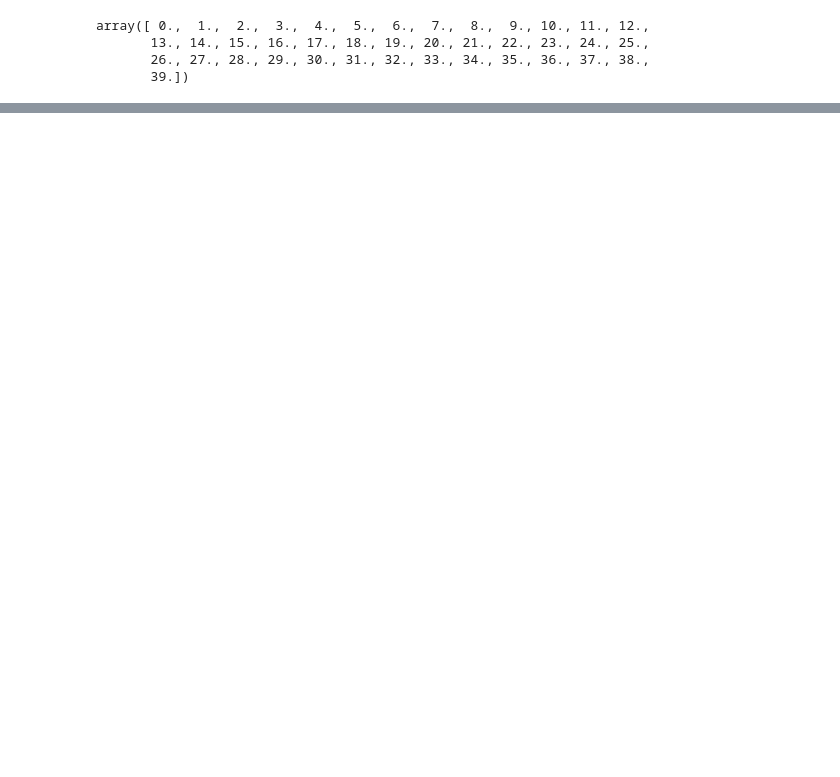
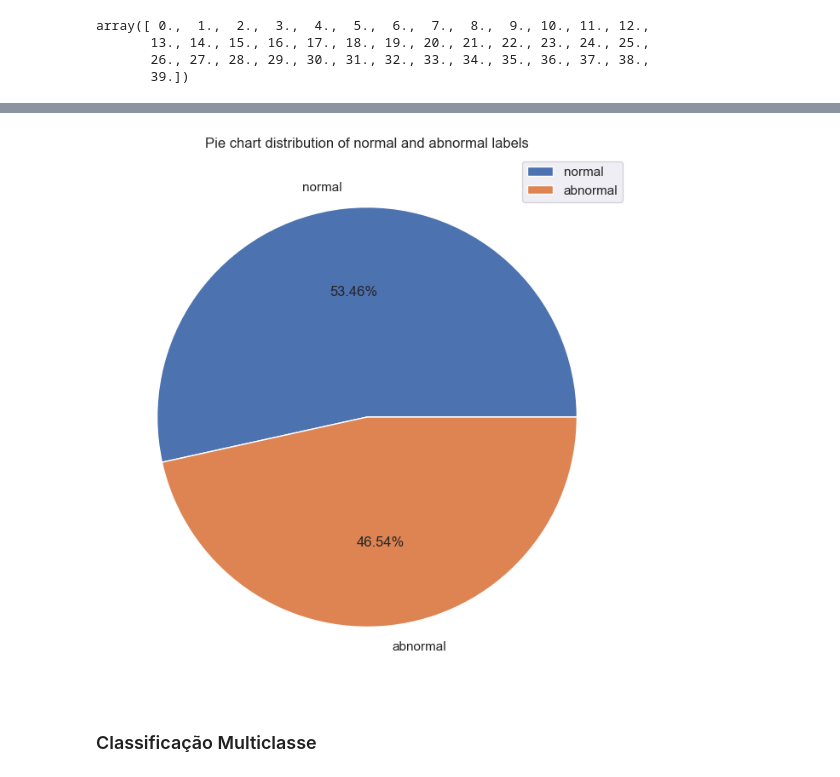
Before and after one commit to Chikrem/HIDS_DT, a Jupyter notebook: IDS.ipynb, the cells around one changed output, grey strips where cells are left out. Cells and saved outputs as stored; diff of their text form; code cells hidden in the pictures; blank space fills up the shorter version.

```diff
--- a/IDS.ipynb
+++ b/IDS.ipynb
@@ -533,0 +792,12 @@ FPR: 12.87%
+# %%
+#changing attack labels into two categories 'normal' and 'abnormal'
+bin_label = pd.DataFrame(data.label.map(lambda x:'normal' if x=='normal' else 'abnormal'))
+# %%
+# creating a dataframe with binary labels (normal,abnormal)
+bin_data = data.copy()
+bin_data['label'] = bin_label
+# %%
+# label encoding (0,1) binary labels (abnormal,normal)
+le1 = preprocessing.LabelEncoder()
+enc_label = bin_label.apply(le1.fit_transform)
+bin_data['intrusion'] = enc_label
@@ -533,0 +810,5 @@ FPR: 12.87%
+# %%
+# one-hot-encoding attack label
+bin_data = pd.get_dummies(bin_data,columns=['label'],prefix="",prefix_sep="")
+bin_data['label'] = bin_label
+bin_data
@@ -533,0 +829,12 @@ FPR: 12.87%
+# %%
+# pie chart distribution of normal and abnormal labels
+plt.figure(figsize=(8,8))
+plt.pie(bin_data.label.value_counts(),labels=bin_data.label.unique(),autopct='%0.2f%%')
+plt.title("Pie chart distribution of normal and abnormal labels")
+plt.legend()
+#plt.savefig('plots/Pie_chart_binary.png')
+plt.show()
+# %% [output]
+[figure, added]
+# %% [markdown]
+### Classificação Multiclasse
```
Also changed, not shown: parts of 54 cells of this notebook, 4 other files.
